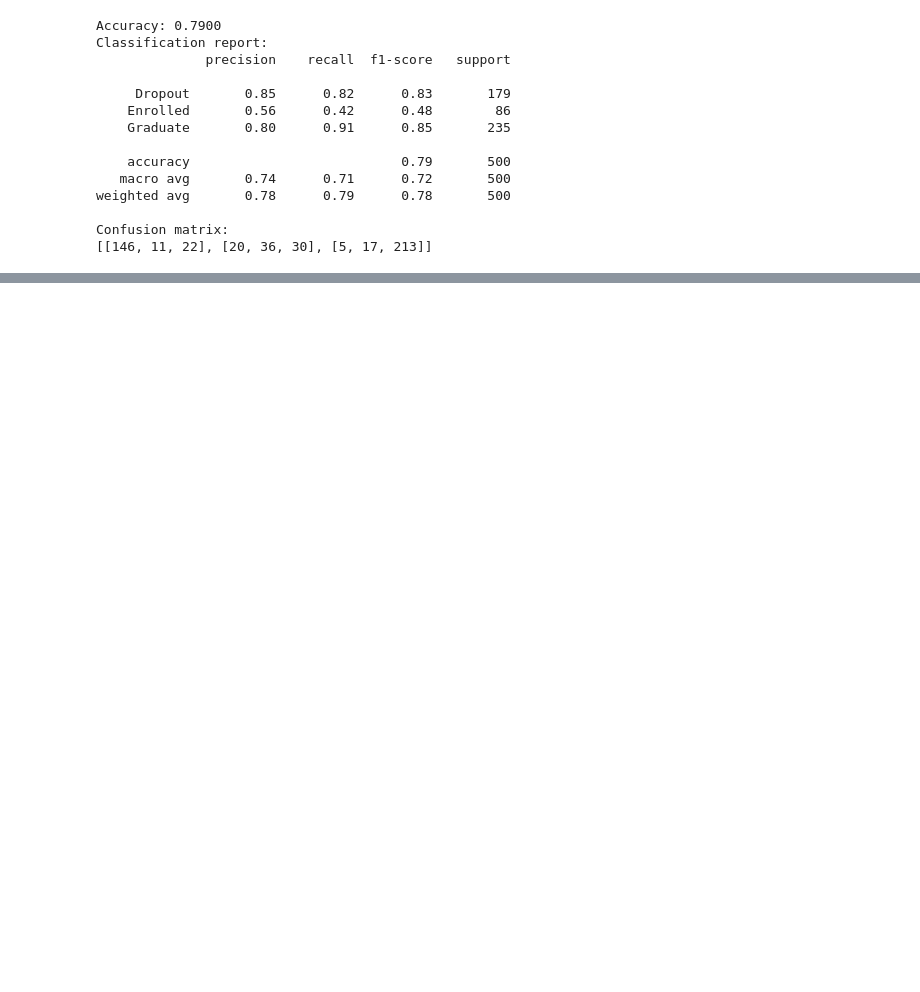
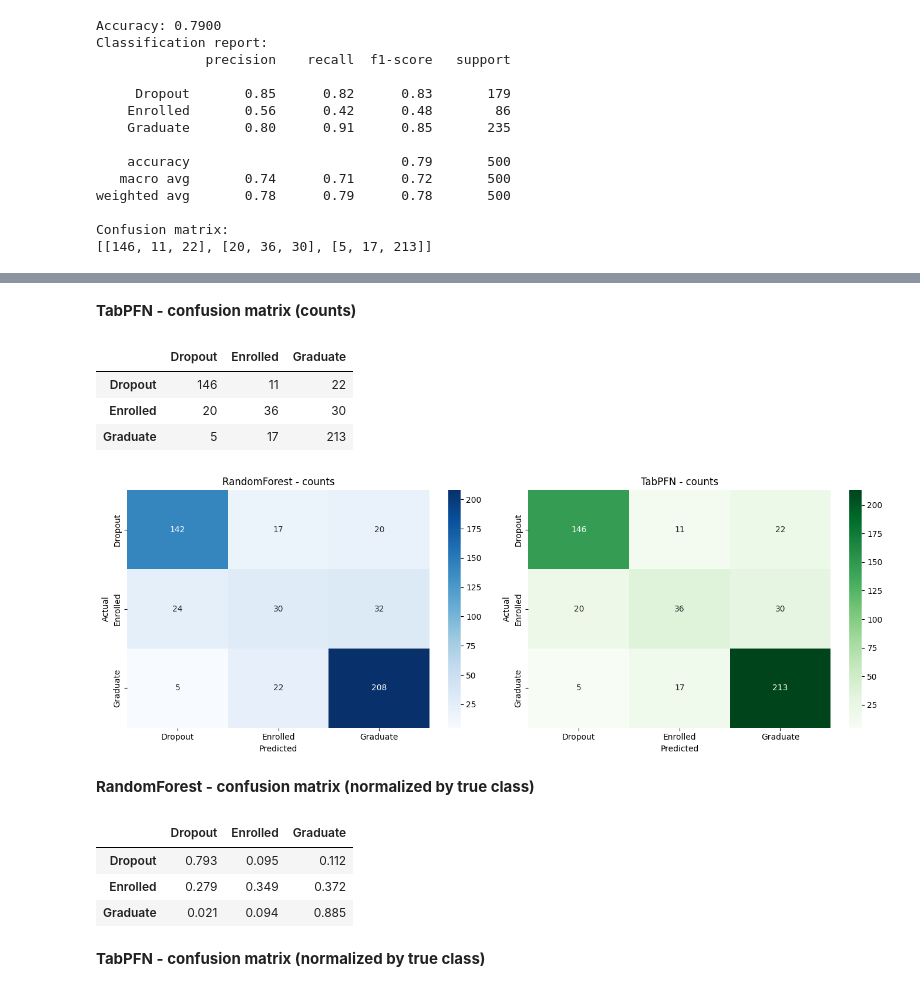
Before and after one commit to DarAntNel/MAI5200_Project, a Jupyter notebook: daryl_nelson_project.ipynb, the cells around one changed output, grey strips where cells are left out. Drawn from its saved outputs; the diff is of its cells as text; code cells hidden in the pictures; blank space fills up the shorter version.

Commit message:
changed logic for confusion matrix

```diff
--- a/daryl_nelson_project.ipynb
+++ b/daryl_nelson_project.ipynb
@@ -240,3 +269,71 @@ weighted avg       0.78      0.79      0.78       500
 
 Confusion matrix:
 [[146, 11, 22], [20, 36, 30], [5, 17, 213]]
+# %%
+# Confusion matrix tables and heatmaps for RandomForest and TabPFN
+import seaborn as sns
+import matplotlib.pyplot as plt
+import pandas as pd
+from IPython.display import display, Markdown
+
+# Ensure predictions are available
+try:
+    _ = rendom_forest_pred
+    _ = tabpfn_pred
+except NameError:
+    raise RuntimeError('Predictions not found: run the evaluation cells for both models before this cell')
+
+classes = list(le.classes_)
+
+cm_rf = confusion_matrix(y_test, rendom_forest_pred)
+cm_tab = confusion_matrix(y_test, tabpfn_pred)
+
+df_cm_rf = pd.DataFrame(cm_rf, index=classes, columns=classes)
+df_cm_tab = pd.DataFrame(cm_tab, index=classes, columns=classes)
+
+display(Markdown('**RandomForest - confusion matrix (counts)**'))
+display(df_cm_rf)
+
+display(Markdown('**TabPFN - confusion matrix (counts)**'))
+display(df_cm_tab)
+
+# Plot counts heatmaps side-by-side
+fig, axes = plt.subplots(1, 2, figsize=(14, 5))
+sns.heatmap(df_cm_rf, annot=True, fmt='d', cmap='Blues', ax=axes[0])
+axes[0].set_title('RandomForest - counts')
+axes[0].set_xlabel('Predicted')
+axes[0].set_ylabel('Actual')
+
+sns.heatmap(df_cm_tab, annot=True, fmt='d', cmap='Greens', ax=axes[1])
+axes[1].set_title('TabPFN - counts')
+axes[1].set_xlabel('Predicted')
+axes[1].set_ylabel('Actual')
+
+plt.tight_layout()
+plt.show()
+
+# Also show normalized (by true-class) matrices
+df_cm_rf_norm = df_cm_rf.div(df_cm_rf.sum(axis=1).replace(0, 1), axis=0).round(3)
+df_cm_tab_norm = df_cm_tab.div(df_cm_tab.sum(axis=1).replace(0, 1), axis=0).round(3)
+
+display(Markdown('**RandomForest - confusion matrix (normalized by true class)**'))
+display(df_cm_rf_norm)
+
+display(Markdown('**TabPFN - confusion matrix (normalized by true class)**'))
+display(df_cm_tab_norm)
+
+# Plot normalized heatmaps side-by-side
+fig, axes = plt.subplots(1, 2, figsize=(14, 5))
+sns.heatmap(df_cm_rf_norm, annot=True, fmt='.3f', cmap='Blues', ax=axes[0])
+axes[0].set_title('RandomForest - normalized')
+axes[0].set_xlabel('Predicted')
+axes[0].set_ylabel('Actual')
+
+sns.heatmap(df_cm_tab_norm, annot=True, fmt='.3f', cmap='Greens', ax=axes[1])
+axes[1].set_title('TabPFN - normalized')
+axes[1].set_xlabel('Predicted')
+axes[1].set_ylabel('Actual')
+
+plt.tight_layout()
+plt.show()
+# %% [output]
@@ -242,0 +345,12 @@ Confusion matrix:
+**TabPFN - confusion matrix (counts)**
+|  | Dropout | Enrolled | Graduate |
+| Dropout | 146 | 11 | 22 |
+| Enrolled | 20 | 36 | 30 |
+| Graduate | 5 | 17 | 213 |
+[figure, added]
+**RandomForest - confusion matrix (normalized by true class)**
+|  | Dropout | Enrolled | Graduate |
+| Dropout | 0.793 | 0.095 | 0.112 |
+| Enrolled | 0.279 | 0.349 | 0.372 |
+| Graduate | 0.021 | 0.094 | 0.885 |
+**TabPFN - confusion matrix (normalized by true class)**
```
Also changed, not shown: parts of 19 cells of this notebook.
